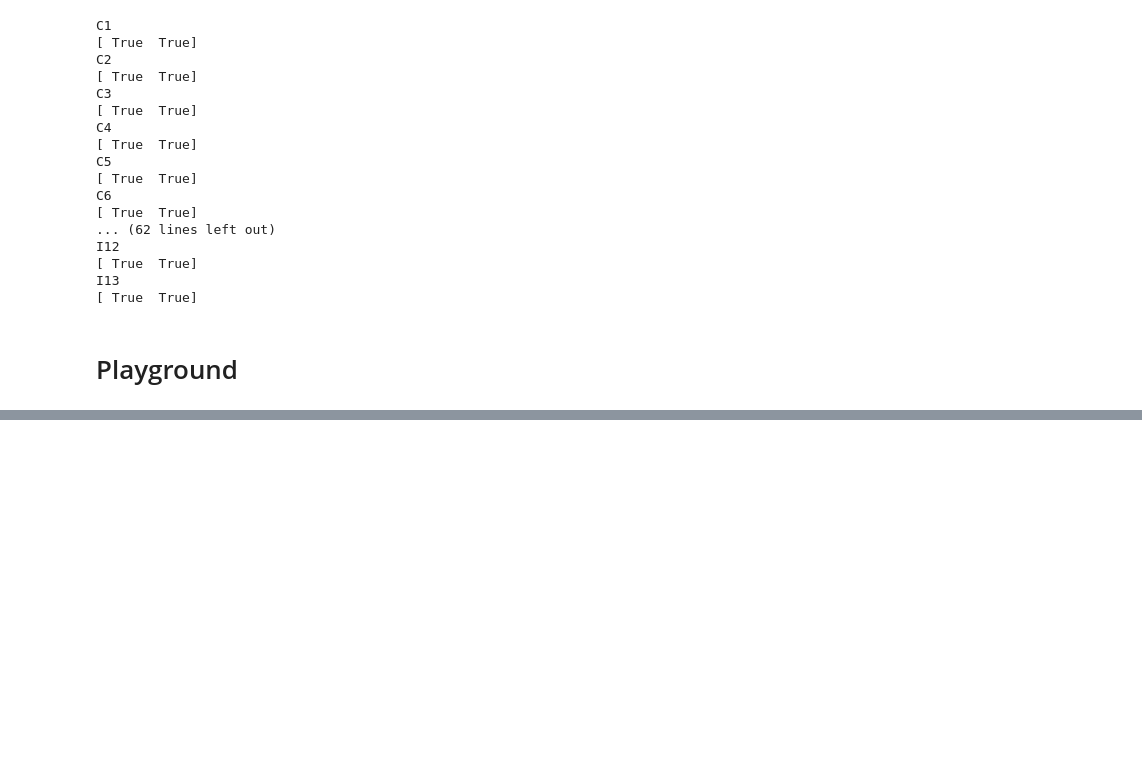
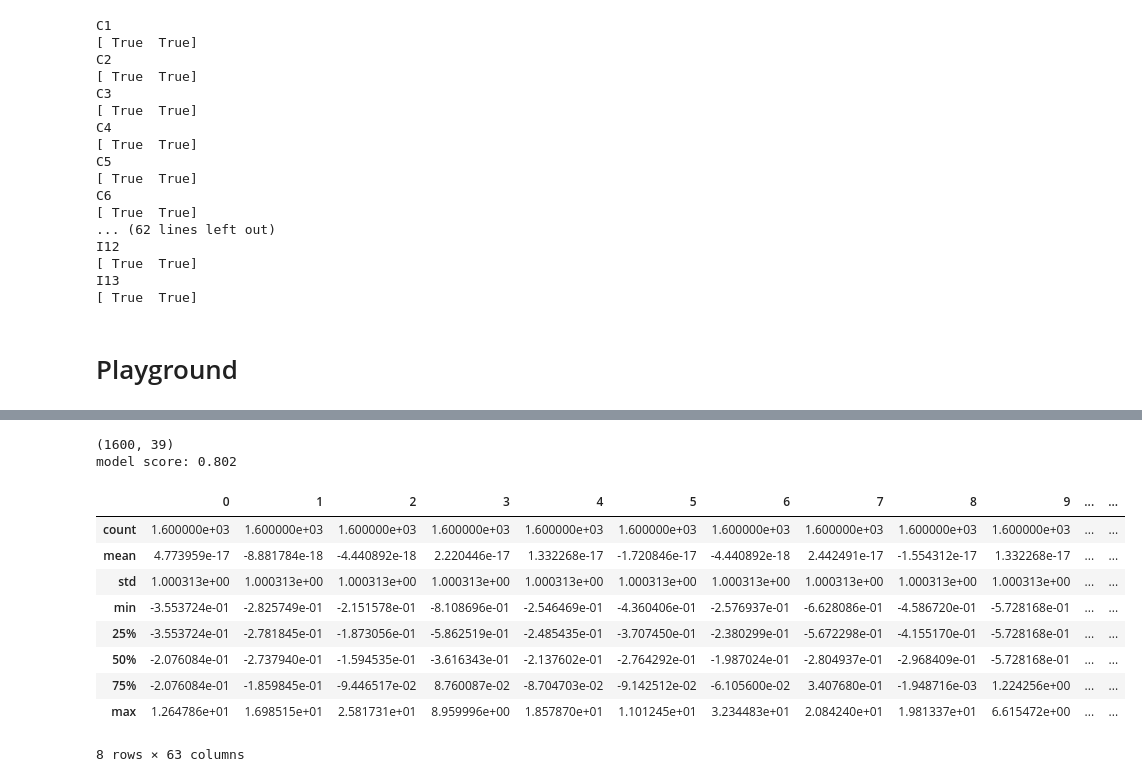
Before and after one commit to xiaoye-hua/recommendation_system, a Jupyter notebook: notebooks/cresio_CTR_data.ipynb, the cells around one changed output, grey strips where cells are left out. Cells and saved outputs as stored; diff of their text form; code cells hidden in the pictures; blank space fills up the shorter version.

```diff
--- a/notebooks/cresio_CTR_data.ipynb
+++ b/notebooks/cresio_CTR_data.ipynb
@@ -194,0 +198,54 @@ Name: 0, Length: 2000000, dtype: float64
+# %%
+numeric_features = criteo_dense_features #["age", "fare"]
+numeric_transformer = Pipeline(
+    steps=[("imputer", SimpleImputer(strategy="median")),
+           ("scaler", StandardScaler())
+          ]
+)
+
+categorical_features = criteo_sparse_features #["embarked", "sex", "pclass"]
+categorical_transformer = Pipeline([
+    ('one_hot', OneHotEncoder(handle_unknown="ignore"))
+    , ('pca', TruncatedSVD(n_components=50))
+])
+
+
+preprocessor = ColumnTransformer(
+    transformers=[
+        ("num", numeric_transformer, numeric_features),
+        ("cat", categorical_transformer, categorical_features),
+    ]
+)
+
+# Append classifier to preprocessing pipeline.
+# Now we have a full prediction pipeline.
+clf = Pipeline(
+    steps=[("preprocessor", preprocessor), ("classifier", LogisticRegression())]
+)
+# %%
+X = df[criteo_dense_features+criteo_sparse_features]
+y = df['label']
+# %%
+X_train, X_test, y_train, y_test = train_test_split(X, y, test_size=0.2, random_state=0)
+
+print(X_train.shape)
+clf.fit(X_train, y_train)
+print("model score: %.3f" % clf.score(X_test, y_test))
+# %% [output]
+(1600, 39)
+model score: 0.802
+# %%
+a = preprocessor.transform(X_train)
+# %%
+pd.DataFrame(a).describe()
+# %% [output]
+|  | 0 | 1 | 2 | 3 | 4 | 5 | 6 | 7 | 8 | 9 | ... | ... |
+| count | 1.600000e+03 | 1.600000e+03 | 1.600000e+03 | 1.600000e+03 | 1.600000e+03 | 1.600000e+03 | 1.600000e+03 | 1.600000e+03 | 1.600000e+03 | 1.600000e+03 | ... | ... |
+| mean | 4.773959e-17 | -8.881784e-18 | -4.440892e-18 | 2.220446e-17 | 1.332268e-17 | -1.720846e-17 | -4.440892e-18 | 2.442491e-17 | -1.554312e-17 | 1.332268e-17 | ... | ... |
+| std | 1.000313e+00 | 1.000313e+00 | 1.000313e+00 | 1.000313e+00 | 1.000313e+00 | 1.000313e+00 | 1.000313e+00 | 1.000313e+00 | 1.000313e+00 | 1.000313e+00 | ... | ... |
+| min | -3.553724e-01 | -2.825749e-01 | -2.151578e-01 | -8.108696e-01 | -2.546469e-01 | -4.360406e-01 | -2.576937e-01 | -6.628086e-01 | -4.586720e-01 | -5.728168e-01 | ... | ... |
+| 25% | -3.553724e-01 | -2.781845e-01 | -1.873056e-01 | -5.862519e-01 | -2.485435e-01 | -3.707450e-01 | -2.380299e-01 | -5.672298e-01 | -4.155170e-01 | -5.728168e-01 | ... | ... |
+| 50% | -2.076084e-01 | -2.737940e-01 | -1.594535e-01 | -3.616343e-01 | -2.137602e-01 | -2.764292e-01 | -1.987024e-01 | -2.804937e-01 | -2.968409e-01 | -5.728168e-01 | ... | ... |
+| 75% | -2.076084e-01 | -1.859845e-01 | -9.446517e-02 | 8.760087e-02 | -8.704703e-02 | -9.142512e-02 | -6.105600e-02 | 3.407680e-01 | -1.948716e-03 | 1.224256e+00 | ... | ... |
+| max | 1.264786e+01 | 1.698515e+01 | 2.581731e+01 | 8.959996e+00 | 1.857870e+01 | 1.101245e+01 | 3.234483e+01 | 2.084240e+01 | 1.981337e+01 | 6.615472e+00 | ... | ... |
+8 rows × 63 columns
```
Also changed, not shown: parts of 20 cells of this notebook, 8 other files.
